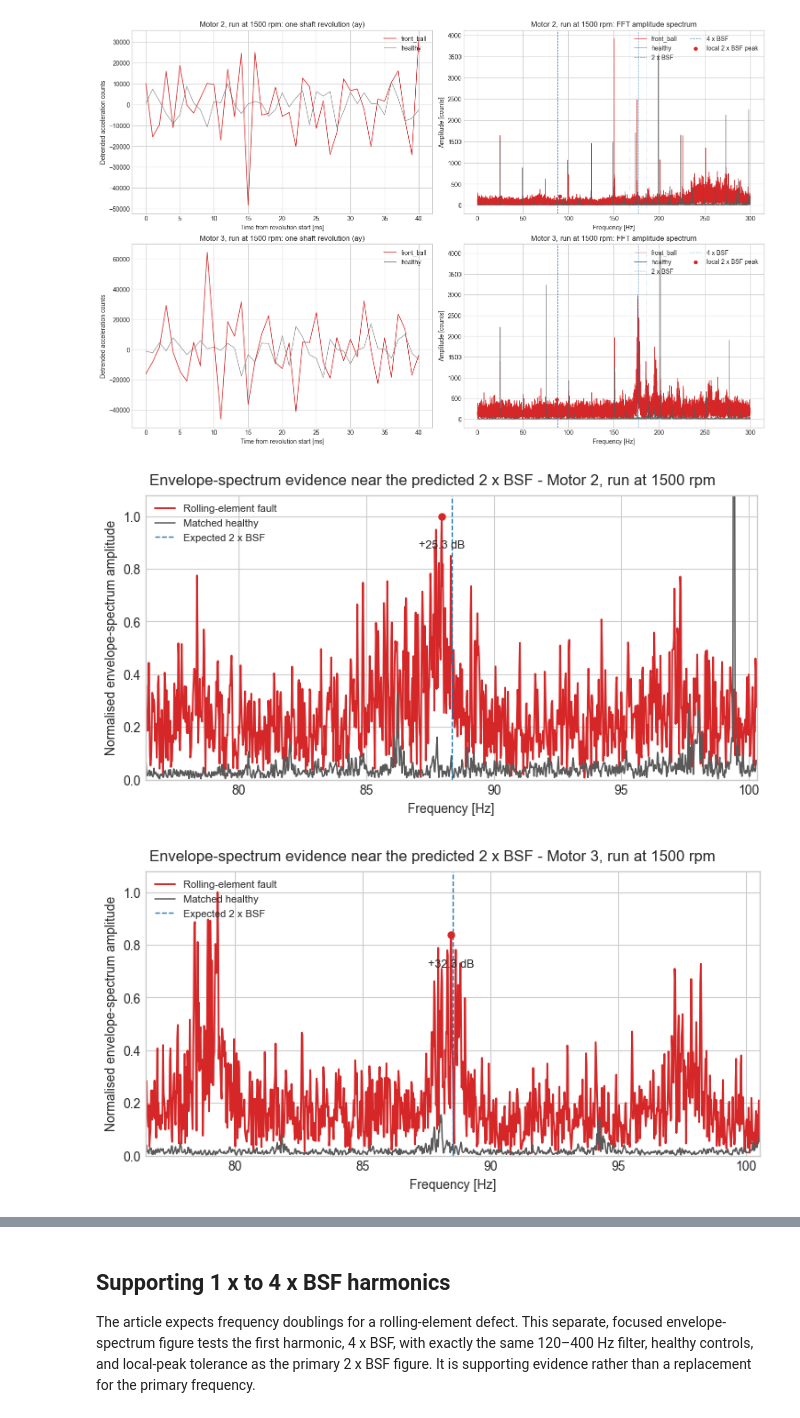
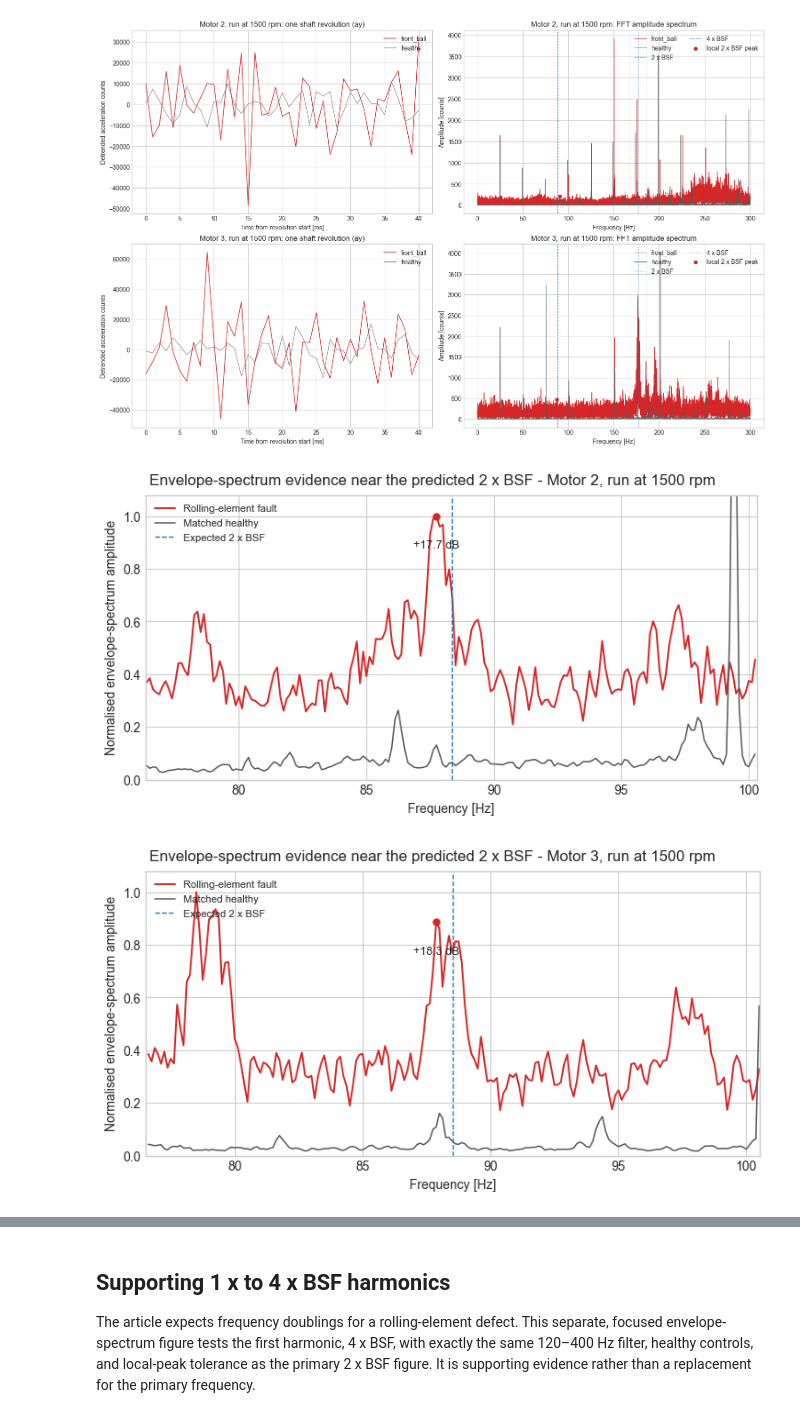
Before and after one commit to Atikas/OpenBLDCData, a Jupyter notebook: src/bearing_fault_validation.ipynb, the cells around one changed output, grey strips where cells are left out. Cells and saved outputs as stored; diff of their text form; code cells hidden in the pictures.

```diff
--- a/src/bearing_fault_validation.ipynb
+++ b/src/bearing_fault_validation.ipynb
@@ -47,6 +47,7 @@ CONTACT_ANGLE_DEG = 0.0
 SETTLE_SECONDS = 10
 ANALYSIS_SECONDS = 45
 ENVELOPE_BAND_HZ = (120.0, 400.0)
+WELCH_SEGMENT_SECONDS = 8
 
 for recording in RECORDINGS:
     for kind in ('fault_file', 'healthy_file'):
@@ -112,6 +113,15 @@ def envelope_spectrum(values, sample_rate_hz, band_hz=ENVELOPE_BAND_HZ):
     return amplitude_spectrum(envelope, sample_rate_hz)
 
 
+def envelope_welch_spectrum(values, sample_rate_hz, band_hz=ENVELOPE_BAND_HZ):
+    sos = signal.butter(4, band_hz, btype='bandpass', fs=sample_rate_hz, output='sos')
+    carrier = signal.sosfiltfilt(sos, values)
+    envelope = signal.detrend(np.abs(signal.hilbert(carrier)))
+    nperseg = min(int(WELCH_SEGMENT_SECONDS * sample_rate_hz), len(envelope))
+    frequency_hz, power = signal.welch(envelope, fs=sample_rate_hz, window='hann', nperseg=nperseg, noverlap=nperseg // 2, detrend='constant', scaling='spectrum')
+    return frequency_hz, np.sqrt(power)
+
+
 def local_peak(frequency_hz, amplitude, centre_hz, half_width_hz=3.0):
     in_band = (frequency_hz >= centre_hz - half_width_hz) & (frequency_hz <= centre_hz + half_width_hz)
     band_indices = np.flatnonzero(in_band)
@@ -206,35 +216,35 @@ for row, (recording, result) in enumerate(zip(RECORDINGS, results)):
     fig, axis = plt.subplots(figsize=(7.2, 3.8), constrained_layout=True)
     fault_frame, fault_time_s, fault_fs = load_recording(recording['fault_file'])
     healthy_frame, healthy_time_s, healthy_fs = load_recording(recording['healthy_file'])
     _, fault_values = steady_segment(fault_frame, fault_time_s, fault_fs, ANALYSIS_AXIS)
     _, healthy_values = steady_segment(healthy_frame, healthy_time_s, healthy_fs, ANALYSIS_AXIS)
-    fault_frequency_hz, fault_amplitude = envelope_spectrum(fault_values, fault_fs)
-    healthy_frequency_hz, healthy_amplitude = envelope_spectrum(healthy_values, healthy_fs)
+    fault_frequency_hz, fault_amplitude = envelope_welch_spectrum(fault_values, fault_fs)
+    healthy_frequency_hz, healthy_amplitude = envelope_welch_spectrum(healthy_values, healthy_fs)
 
     predicted_hz = result['2 x BSF predicted Hz']
     focus = (fault_frequency_hz >= predicted_hz - 12.0) & (fault_frequency_hz <= predicted_hz + 12.0)
     fault_normaliser = fault_amplitude[focus].max()
     healthy_on_fault_grid = np.interp(fault_frequency_hz[focus], healthy_frequency_hz, healthy_amplitude)
     observed_hz, fault_peak = local_peak(fault_frequency_hz, fault_amplitude, predicted_hz)
     healthy_at_peak = np.interp(observed_hz, healthy_frequency_hz, healthy_amplitude)
     contrast_db = 20.0 * np.log10((fault_peak + np.finfo(float).eps) / (healthy_at_peak + np.finfo(float).eps))
 
     axis.plot(fault_frequency_hz[focus], fault_amplitude[focus] / fault_normaliser, color='tab:red', lw=1.4, label='Rolling-element fault')
     axis.plot(fault_frequency_hz[focus], healthy_on_fault_grid / fault_normaliser, color='0.35', lw=1.1, label='Matched healthy')
     axis.axvline(predicted_hz, color='tab:blue', lw=1.0, ls='--', label='Expected 2 x BSF')
     axis.plot(observed_hz, fault_peak / fault_normaliser, marker='o', ms=5, color='tab:red')
     axis.annotate(f'+{contrast_db:.1f} dB', xy=(observed_hz, fault_peak / fault_normaliser), xytext=(0, -25), textcoords='offset points', ha='center', fontsize=9)
     axis.set(xlabel='Frequency [Hz]', ylabel='Normalised envelope-spectrum amplitude', xlim=(predicted_hz - 12.0, predicted_hz + 12.0), ylim=(0, 1.08))
     results[row]['envelope peak Hz'] = observed_hz
     results[row]['envelope peak error Hz'] = observed_hz - predicted_hz
     results[row]['envelope contrast dB'] = contrast_db
     axis.legend(loc='upper left', frameon=False, fontsize=8)
     fig.suptitle('Envelope-spectrum evidence near the predicted 2 x BSF - ' + recording['label'], fontsize=12)
     plt.show()
 
 envelope_results = pd.DataFrame(results)[['recording', '2 x BSF predicted Hz', 'envelope peak Hz', 'envelope peak error Hz', 'envelope contrast dB']]
 display(envelope_results.round(2))
 # %% [output]
-[figure, old version]
+[figure, new version]
-[figure, old version]
+[figure, new version]
 |  | recording | 2 x BSF predicted Hz | envelope peak Hz | envelope peak error Hz | envelope contrast dB |
```
Also changed, not shown: parts of 1 cell of this notebook.
